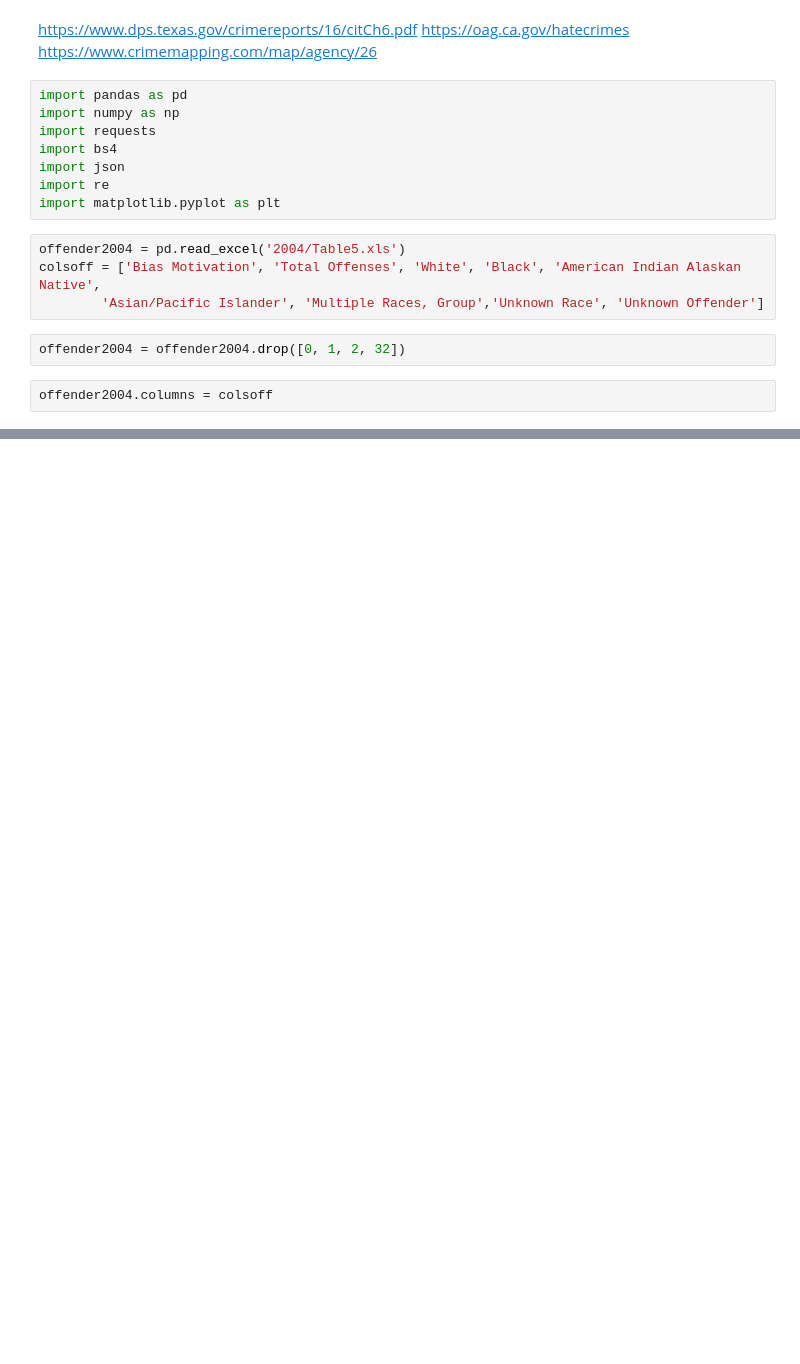
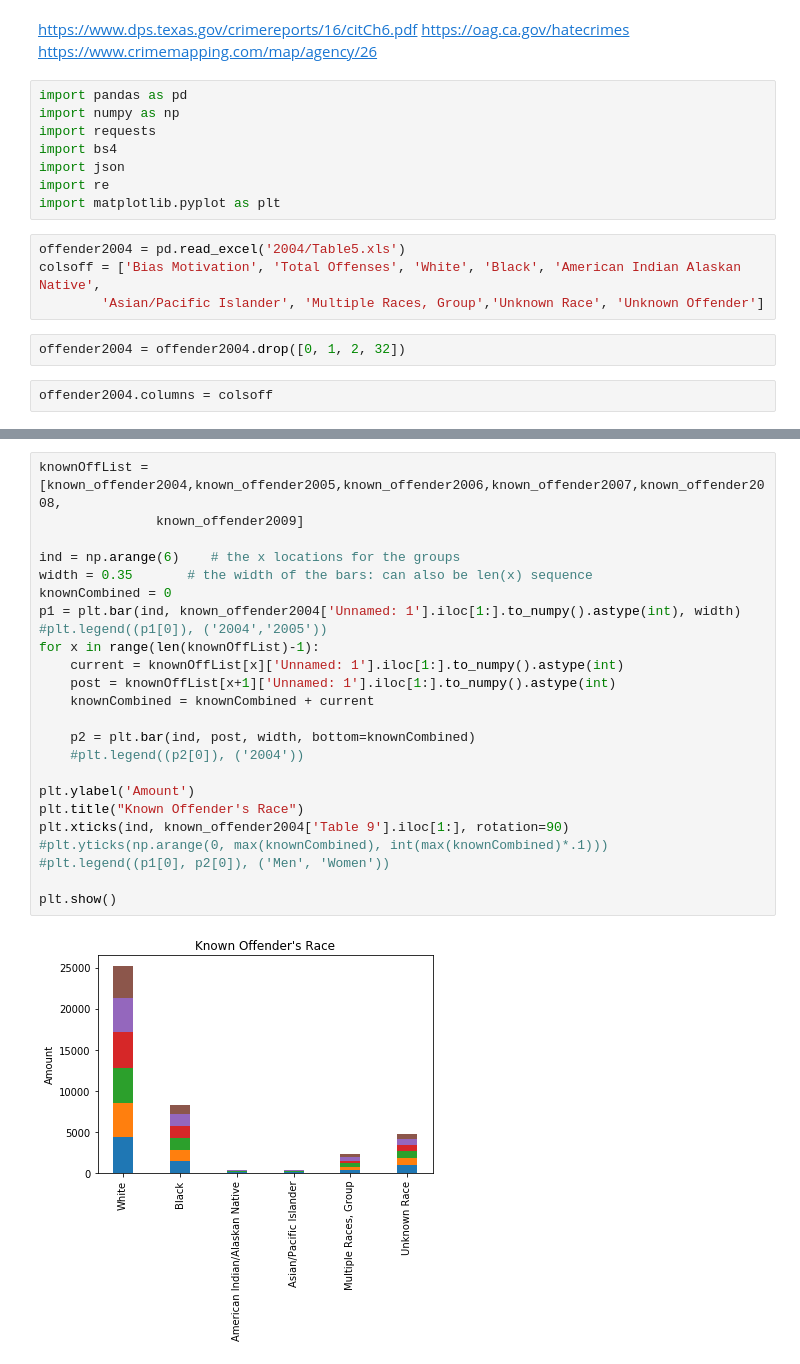
Before and after one commit to helenhc/Crime-Hate-Crime, a Jupyter notebook: 2004-2009.ipynb, the cells around one changed output, grey strips where cells are left out. Drawn from its saved outputs; the diff is of its cells as text; blank space fills up the shorter version.

```diff
--- a/2004-2009.ipynb
+++ b/2004-2009.ipynb
@@ -226,0 +207,26 @@ plt.show()
+# %%
+knownOffList = [known_offender2004,known_offender2005,known_offender2006,known_offender2007,known_offender2008,
+               known_offender2009]
+
+ind = np.arange(6)    # the x locations for the groups
+width = 0.35       # the width of the bars: can also be len(x) sequence
+knownCombined = 0
+p1 = plt.bar(ind, known_offender2004['Unnamed: 1'].iloc[1:].to_numpy().astype(int), width)
+#plt.legend((p1[0]), ('2004','2005'))
+for x in range(len(knownOffList)-1):
+    current = knownOffList[x]['Unnamed: 1'].iloc[1:].to_numpy().astype(int)
+    post = knownOffList[x+1]['Unnamed: 1'].iloc[1:].to_numpy().astype(int)
+    knownCombined = knownCombined + current
+
+    p2 = plt.bar(ind, post, width, bottom=knownCombined)
+    #plt.legend((p2[0]), ('2004'))
+
+plt.ylabel('Amount')
+plt.title("Known Offender's Race")
+plt.xticks(ind, known_offender2004['Table 9'].iloc[1:], rotation=90)
+#plt.yticks(np.arange(0, max(knownCombined), int(max(knownCombined)*.1)))
+#plt.legend((p1[0], p2[0]), ('Men', 'Women'))
+
+plt.show()
+# %% [output]
+[figure, added]
```
Also changed, not shown: parts of 44 cells of this notebook, 1 other file.
